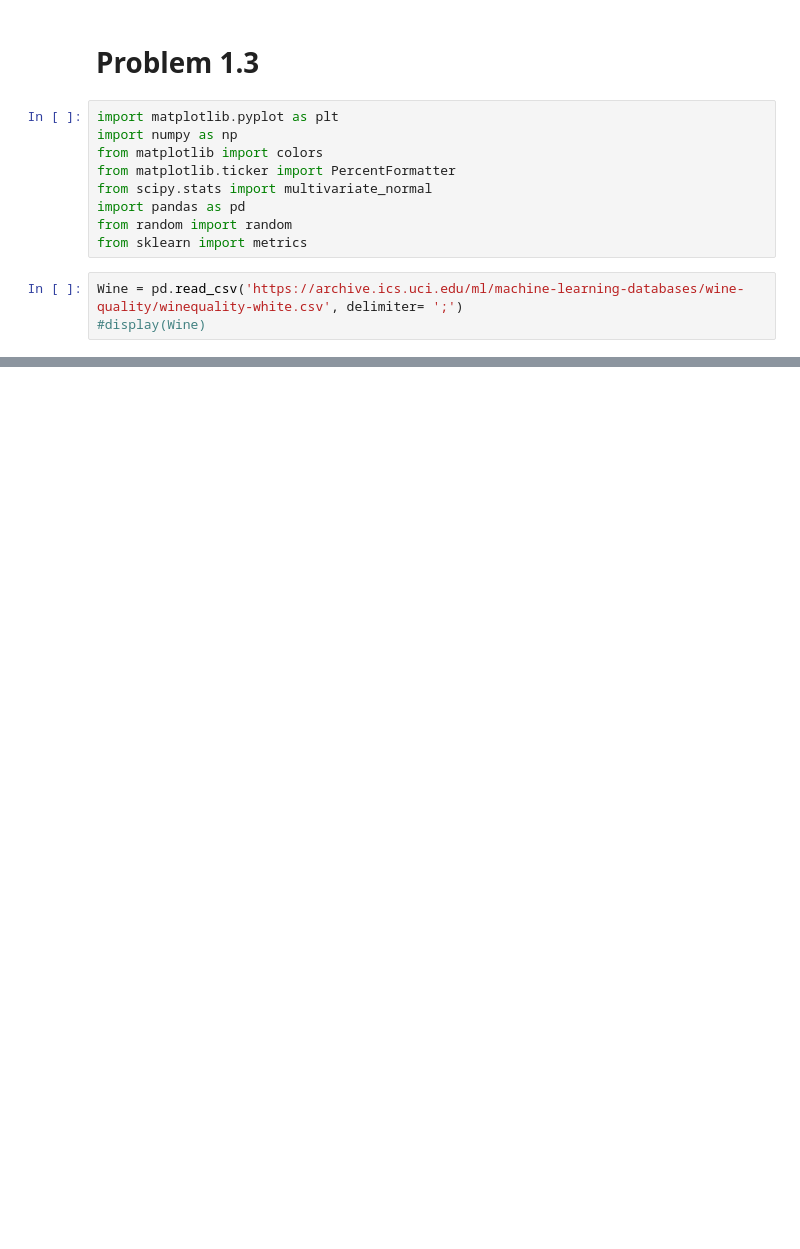
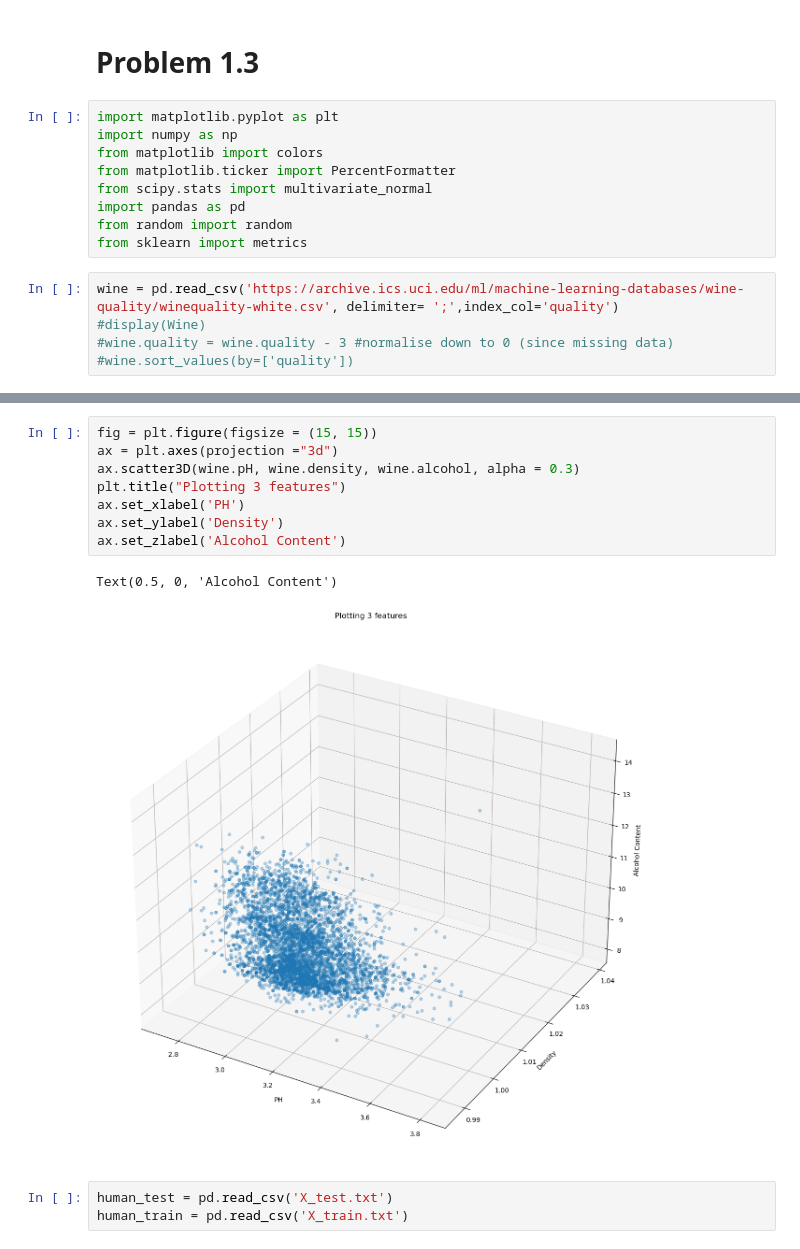
Before and after one commit to KartikeyNEU/ECE-AI-and-Pattern-Recognition, a Jupyter notebook: Homework 1/PS1.3.ipynb, the cells around one changed output, grey strips where cells are left out. Saved outputs shown, nothing was run; the diff lists cells and outputs as text; blank space fills up the shorter version.

```diff
--- a/Homework 1/PS1.3.ipynb
+++ b/Homework 1/PS1.3.ipynb
@@ -10,5 +10,7 @@ import pandas as pd
 from random import random
 from sklearn import metrics
 # %%
-Wine = pd.read_csv('https://archive.ics.uci.edu/ml/machine-learning-databases/wine-quality/winequality-white.csv', delimiter= ';')
+wine = pd.read_csv('https://archive.ics.uci.edu/ml/machine-learning-databases/wine-quality/winequality-white.csv', delimiter= ';',index_col='quality')
 #display(Wine)
+#wine.quality = wine.quality - 3 #normalise down to 0 (since missing data)
+#wine.sort_values(by=['quality'])
@@ -28,0 +42,14 @@ Wine = pd.read_csv('https://archive.ics.uci.edu/ml/machine-learning-databases/wi
+# %%
+fig = plt.figure(figsize = (15, 15))
+ax = plt.axes(projection ="3d")
+ax.scatter3D(wine.pH, wine.density, wine.alcohol, alpha = 0.3)
+plt.title("Plotting 3 features")
+ax.set_xlabel('PH')
+ax.set_ylabel('Density')
+ax.set_zlabel('Alcohol Content')
+# %% [output]
+Text(0.5, 0, 'Alcohol Content')
+[figure, added]
+# %%
+human_test = pd.read_csv('X_test.txt')
+human_train = pd.read_csv('X_train.txt')
```
Also changed, not shown: parts of 3 cells of this notebook, 34 other files.
